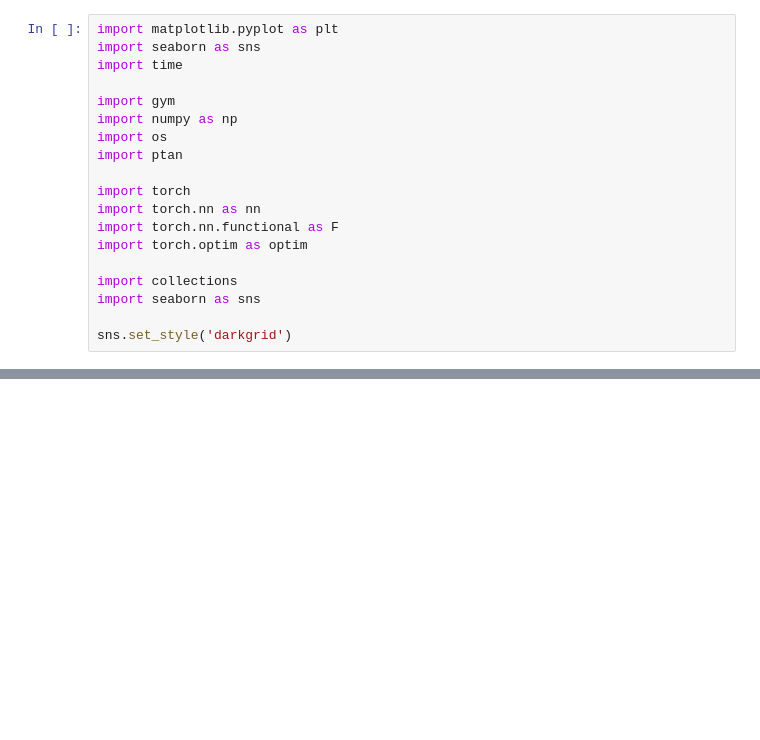
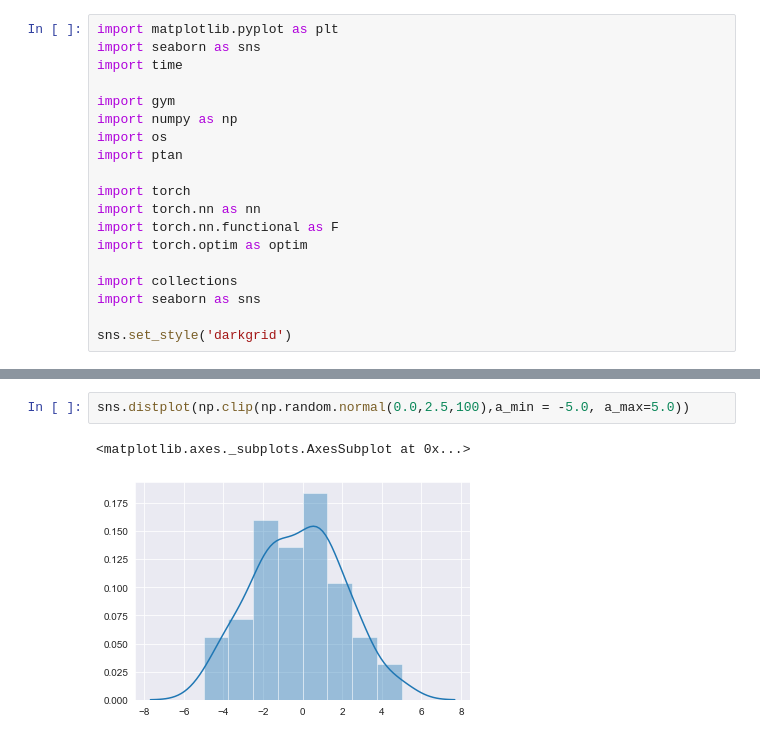
Before and after one commit to BVPhD/RL_scratch, a Jupyter notebook: Hover_DDPG.ipynb, the cells around one changed output, grey strips where cells are left out. Cells and saved outputs as stored; diff of their text form; blank space fills up the shorter version.

```diff
--- a/Hover_DDPG.ipynb
+++ b/Hover_DDPG.ipynb
@@ -115,6 +110,11 @@ class UniformGravity(gym.Env):
 
     def render(self, size=5, sample_traj_rate = 1):
         pass
+# %%
+sns.distplot(np.clip(np.random.normal(0.0,2.5,100),a_min = -5.0, a_max=5.0))
+# %% [output]
+<matplotlib.axes._subplots.AxesSubplot at 0x...>
+[figure, added]
 # %%
 def test_net(net, env, count=10, device="cpu"):
     rewards = 0.0
```
Also changed, not shown: parts of 10 cells of this notebook.
